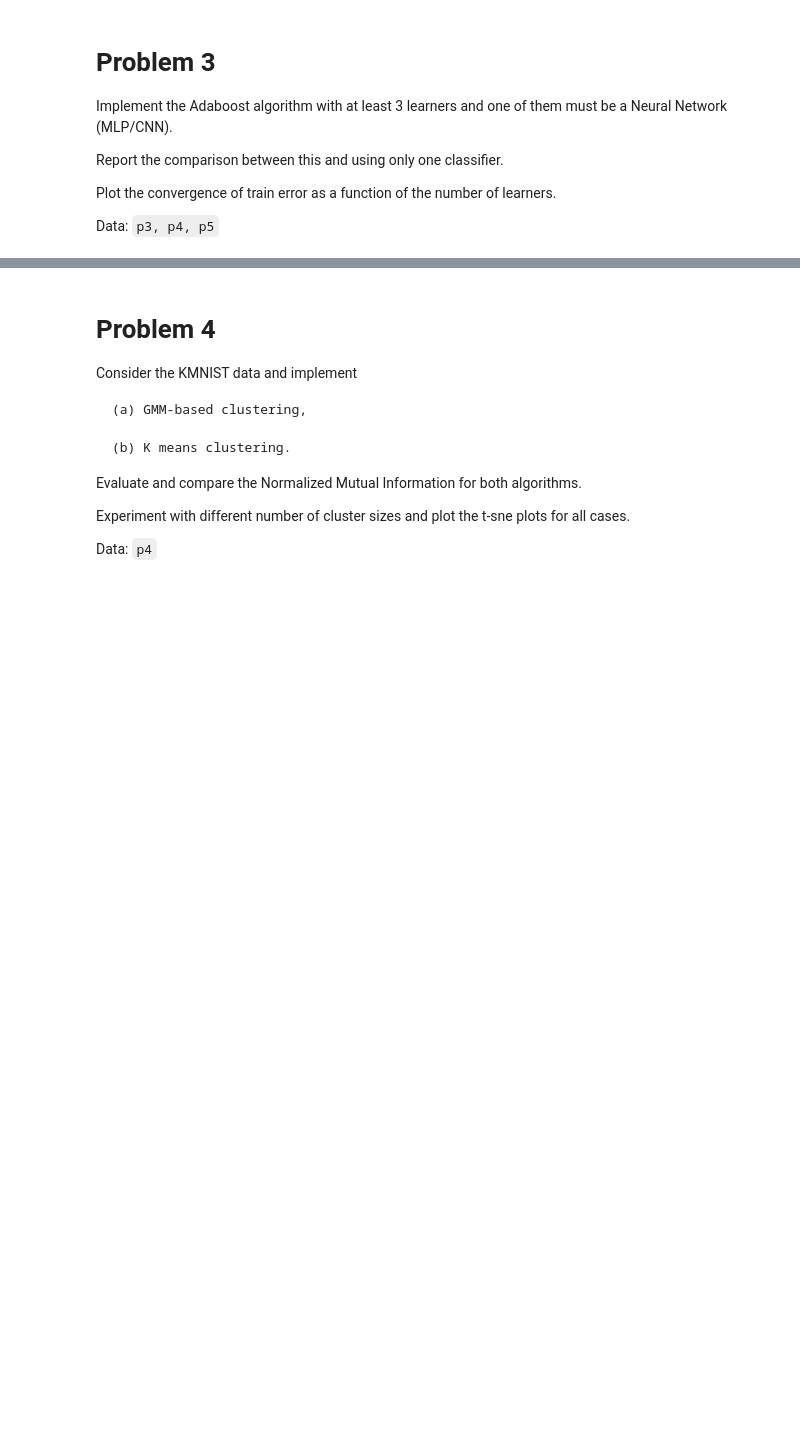
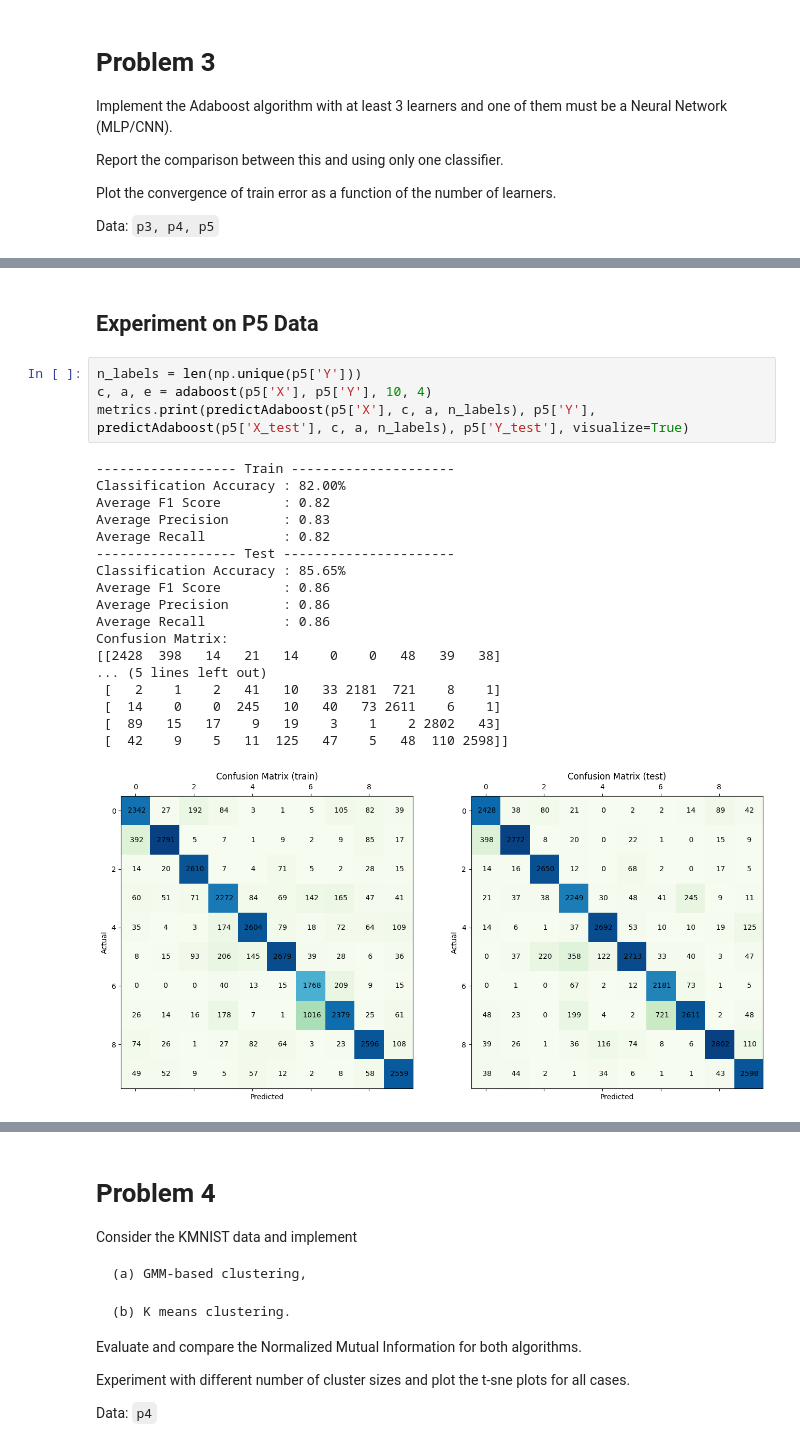
Before and after one commit to lokesh1197/PRNN-2023, a Jupyter notebook: Assignment3/solution.ipynb, the cells around one changed output, grey strips where cells are left out. Cells and saved outputs as stored; diff of their text form; blank space fills up the shorter version.

```diff
--- a/Assignment3/solution.ipynb
+++ b/Assignment3/solution.ipynb
@@ -990,0 +1286,25 @@ def predictAdaBoost(X, trees, alphas):
+# %% [markdown]
+## Experiment on P5 Data
+# %%
+n_labels = len(np.unique(p5['Y']))
+c, a, e = adaboost(p5['X'], p5['Y'], 10, 4)
+metrics.print(predictAdaboost(p5['X'], c, a, n_labels), p5['Y'], predictAdaboost(p5['X_test'], c, a, n_labels), p5['Y_test'], visualize=True)
+# %% [output]
+------------------ Train ---------------------
+Classification Accuracy : 82.00%
+Average F1 Score        : 0.82
+Average Precision       : 0.83
+Average Recall          : 0.82
+------------------ Test ----------------------
+Classification Accuracy : 85.65%
+Average F1 Score        : 0.86
+Average Precision       : 0.86
+Average Recall          : 0.86
+Confusion Matrix:
+[[2428  398   14   21   14    0    0   48   39   38]
+... (5 lines left out)
+ [   2    1    2   41   10   33 2181  721    8    1]
+ [  14    0    0  245   10   40   73 2611    6    1]
+ [  89   15   17    9   19    3    1    2 2802   43]
+ [  42    9    5   11  125   47    5   48  110 2598]]
+[figure, added]
```
Also changed, not shown: parts of 45 cells of this notebook, 1 other file.
